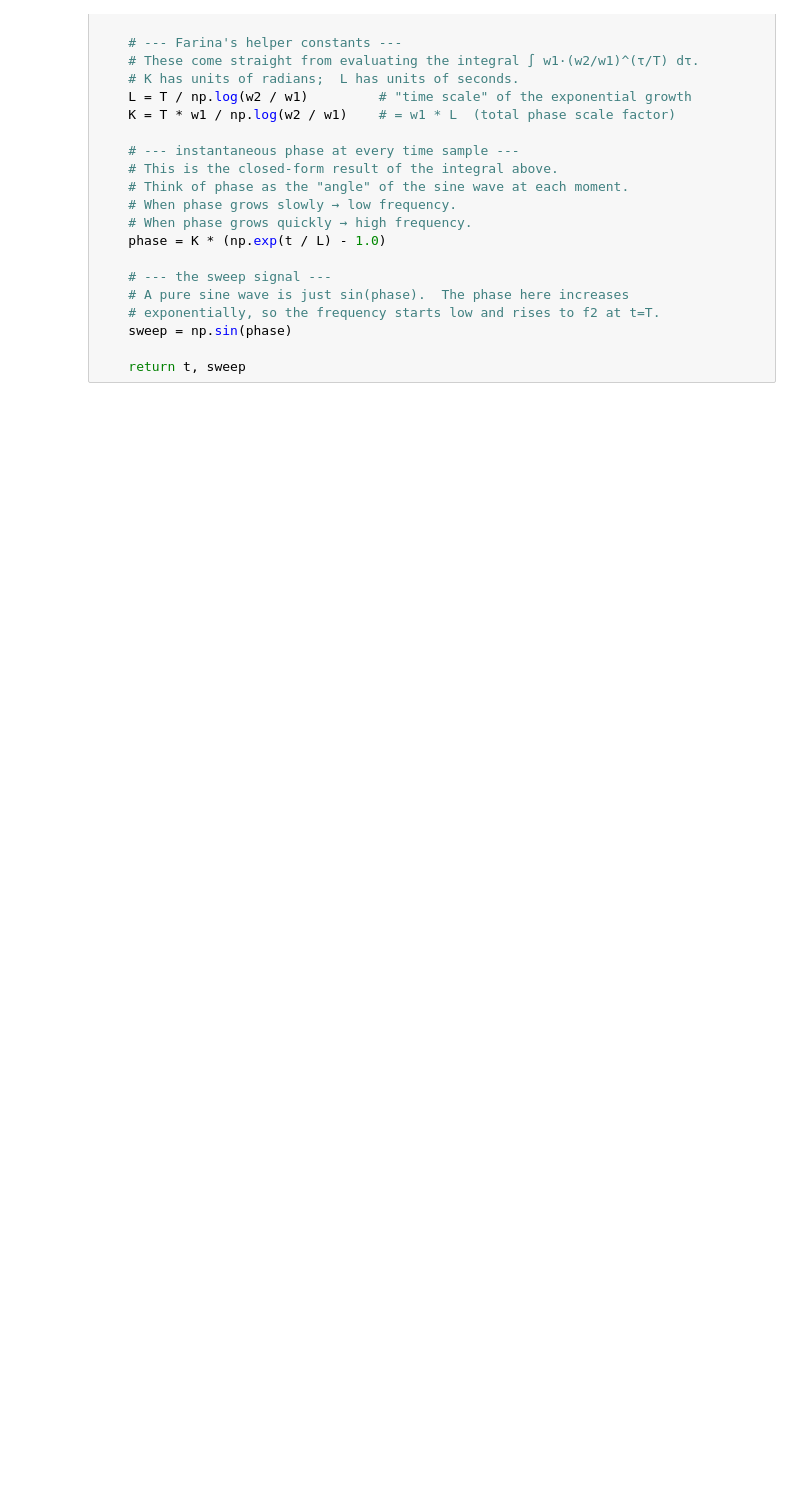
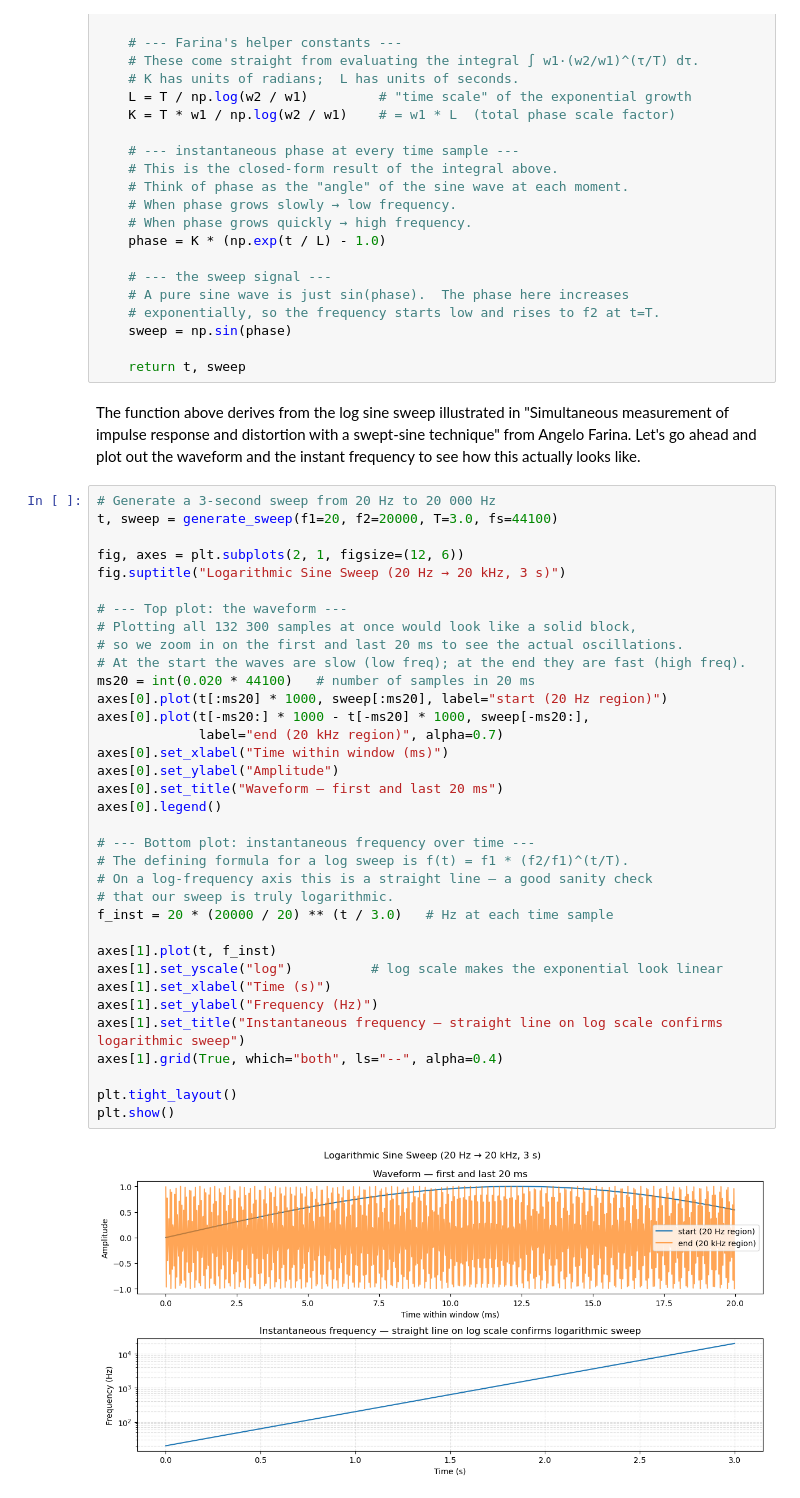
Before and after one commit to cscaff/Embedded-Real-Time-Room-EQ-Correction, a Jupyter notebook: src/software/prototype.ipynb, the cells around one changed output. Saved outputs shown, nothing was run; the diff lists cells and outputs as text; blank space fills up the shorter version.

Commit message:
Inverse Sweep Step Detailed w/ Graphs for Learning.

```diff
--- a/src/software/prototype.ipynb
+++ b/src/software/prototype.ipynb
@@ -77,3 +87,42 @@ def generate_sweep(f1=20, f2=20000, T=5.0, fs=44100):
     sweep = np.sin(phase)
 
     return t, sweep
+# %% [markdown]
+The function above derives from the log sine sweep illustrated in "Simultaneous measurement of impulse response and distortion with a swept-sine technique" from Angelo Farina. Let's go ahead and plot out the waveform and the instant frequency to see how this actually looks like.
+# %%
+# Generate a 3-second sweep from 20 Hz to 20 000 Hz
+t, sweep = generate_sweep(f1=20, f2=20000, T=3.0, fs=44100)
+
+fig, axes = plt.subplots(2, 1, figsize=(12, 6))
+fig.suptitle("Logarithmic Sine Sweep (20 Hz → 20 kHz, 3 s)")
+
+# --- Top plot: the waveform ---
+# Plotting all 132 300 samples at once would look like a solid block,
+# so we zoom in on the first and last 20 ms to see the actual oscillations.
+# At the start the waves are slow (low freq); at the end they are fast (high freq).
+ms20 = int(0.020 * 44100)   # number of samples in 20 ms
+axes[0].plot(t[:ms20] * 1000, sweep[:ms20], label="start (20 Hz region)")
+axes[0].plot(t[-ms20:] * 1000 - t[-ms20] * 1000, sweep[-ms20:],
+             label="end (20 kHz region)", alpha=0.7)
+axes[0].set_xlabel("Time within window (ms)")
+axes[0].set_ylabel("Amplitude")
+axes[0].set_title("Waveform — first and last 20 ms")
+axes[0].legend()
+
+# --- Bottom plot: instantaneous frequency over time ---
+# The defining formula for a log sweep is f(t) = f1 * (f2/f1)^(t/T).
+# On a log-frequency axis this is a straight line — a good sanity check
+# that our sweep is truly logarithmic.
+f_inst = 20 * (20000 / 20) ** (t / 3.0)   # Hz at each time sample
+
+axes[1].plot(t, f_inst)
+axes[1].set_yscale("log")          # log scale makes the exponential look linear
+axes[1].set_xlabel("Time (s)")
+axes[1].set_ylabel("Frequency (Hz)")
+axes[1].set_title("Instantaneous frequency — straight line on log scale confirms logarithmic sweep")
+axes[1].grid(True, which="both", ls="--", alpha=0.4)
+
+plt.tight_layout()
+plt.show()
+# %% [output]
+[figure, added]
```
Also changed, not shown: parts of 10 cells of this notebook.
